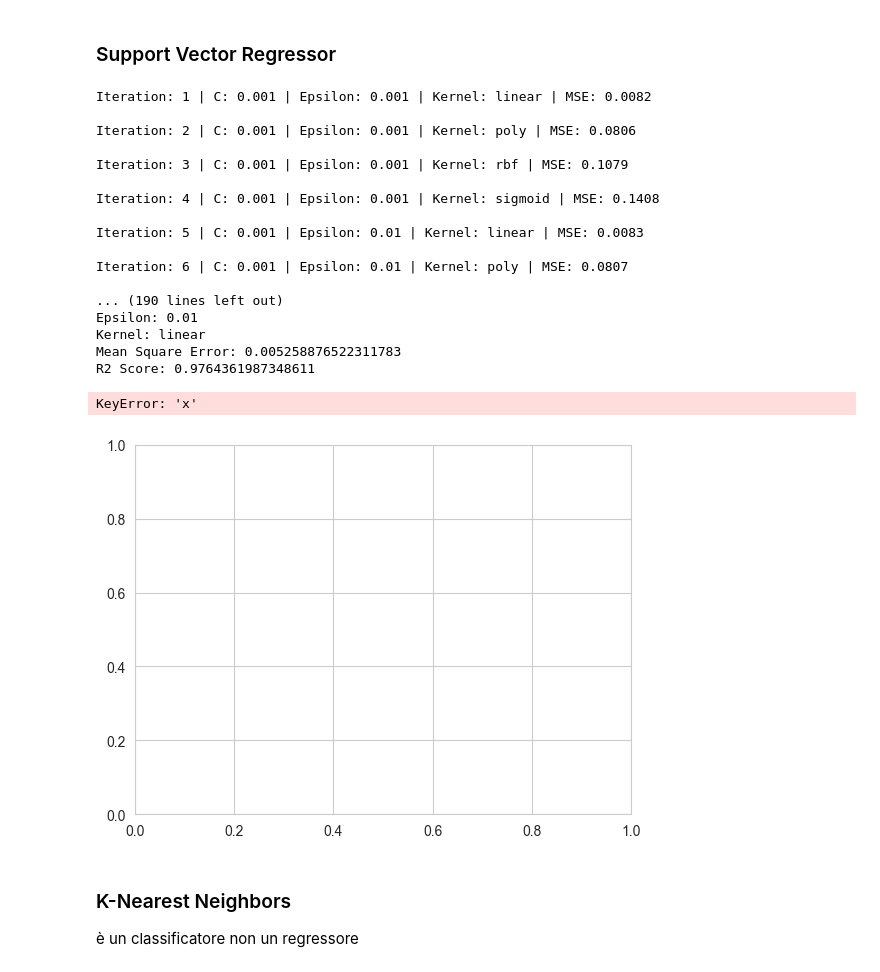
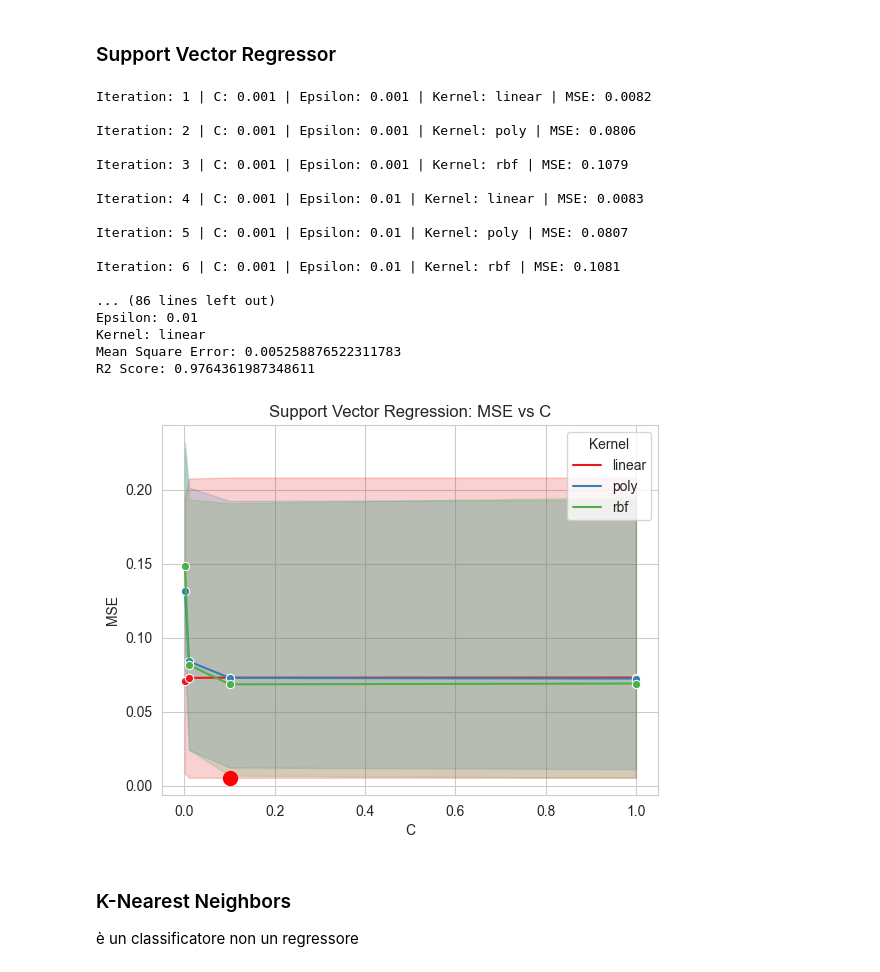
Before and after one commit to DiegoConce/data-analytics-movielens, a Jupyter notebook: ClassicMl.ipynb, the cells around one changed output. Cells and saved outputs as stored; diff of their text form; code cells hidden in the pictures.

```diff
--- a/ClassicMl.ipynb
+++ b/ClassicMl.ipynb
@@ -334,7 +334,7 @@ plt.show()
 from sklearn.ensemble import GradientBoostingRegressor
 
 n_est = [100, 150, 200]
-criterion = ['friedman_mse', 'squared_error']
+criterion = 'friedman_mse'
 
 best_mse = None
 best_estimator = None
@@ -414,14 +398,15 @@ from sklearn.svm import SVR
 import itertools
 
 ## da fixzare togliere 5
-c = [0.001, 0.01, 0.1, 1, 5]
-epsilon = [0.001, 0.01, 0.1, 1, 5]
-kernel = ['linear', 'poly', 'rbf', 'sigmoid']
+c = [0.001, 0.01, 0.1, 1]
+epsilon = [0.001, 0.01, 0.1, 1]
+kernel = ['linear', 'poly', 'rbf']
 
 best_mse = None
 best_c = None
 best_epsilon = None
 best_kernel = None
+best_model = None
 
 results = []
 
@@ -460,13 +445,13 @@ Iteration: 2 | C: 0.001 | Epsilon: 0.001 | Kernel: poly | MSE: 0.0806
 
 Iteration: 3 | C: 0.001 | Epsilon: 0.001 | Kernel: rbf | MSE: 0.1079
 
-Iteration: 4 | C: 0.001 | Epsilon: 0.001 | Kernel: sigmoid | MSE: 0.1408
+Iteration: 4 | C: 0.001 | Epsilon: 0.01 | Kernel: linear | MSE: 0.0083
 
-Iteration: 5 | C: 0.001 | Epsilon: 0.01 | Kernel: linear | MSE: 0.0083
+Iteration: 5 | C: 0.001 | Epsilon: 0.01 | Kernel: poly | MSE: 0.0807
 
-Iteration: 6 | C: 0.001 | Epsilon: 0.01 | Kernel: poly | MSE: 0.0807
+Iteration: 6 | C: 0.001 | Epsilon: 0.01 | Kernel: rbf | MSE: 0.1081
 
-... (190 lines left out)
+... (86 lines left out)
 Epsilon: 0.01
 Kernel: linear
 Mean Square Error: 0.005258876522311783
@@ -474,15 +459,14 @@ R2 Score: 0.9764361987348611
 # %%
 results = pd.DataFrame(results, columns=['Iteration', 'C', 'Epsilon', 'Kernel', 'MSE'])
 
-sns.lineplot(x='C', y='MSE', hue='Kernel', data=results, palette='Set1')
+sns.lineplot(x='C', y='MSE', hue='Kernel', data=results, palette='Set1', marker='o')
 plt.xlabel('C')
 plt.ylabel('MSE')
 plt.title('Support Vector Regression: MSE vs C')
 plt.scatter(best_c, best_mse, color='red', marker='o', s=100)
 plt.show()
 # %% [output]
-KeyError: 'x'
-[figure, old version]
+[figure, new version]
 # %% [markdown]
 ### K-Nearest Neighbors
 è un classificatore non un regressore
```
Also changed, not shown: parts of 1 cell of this notebook, 2 other files.
